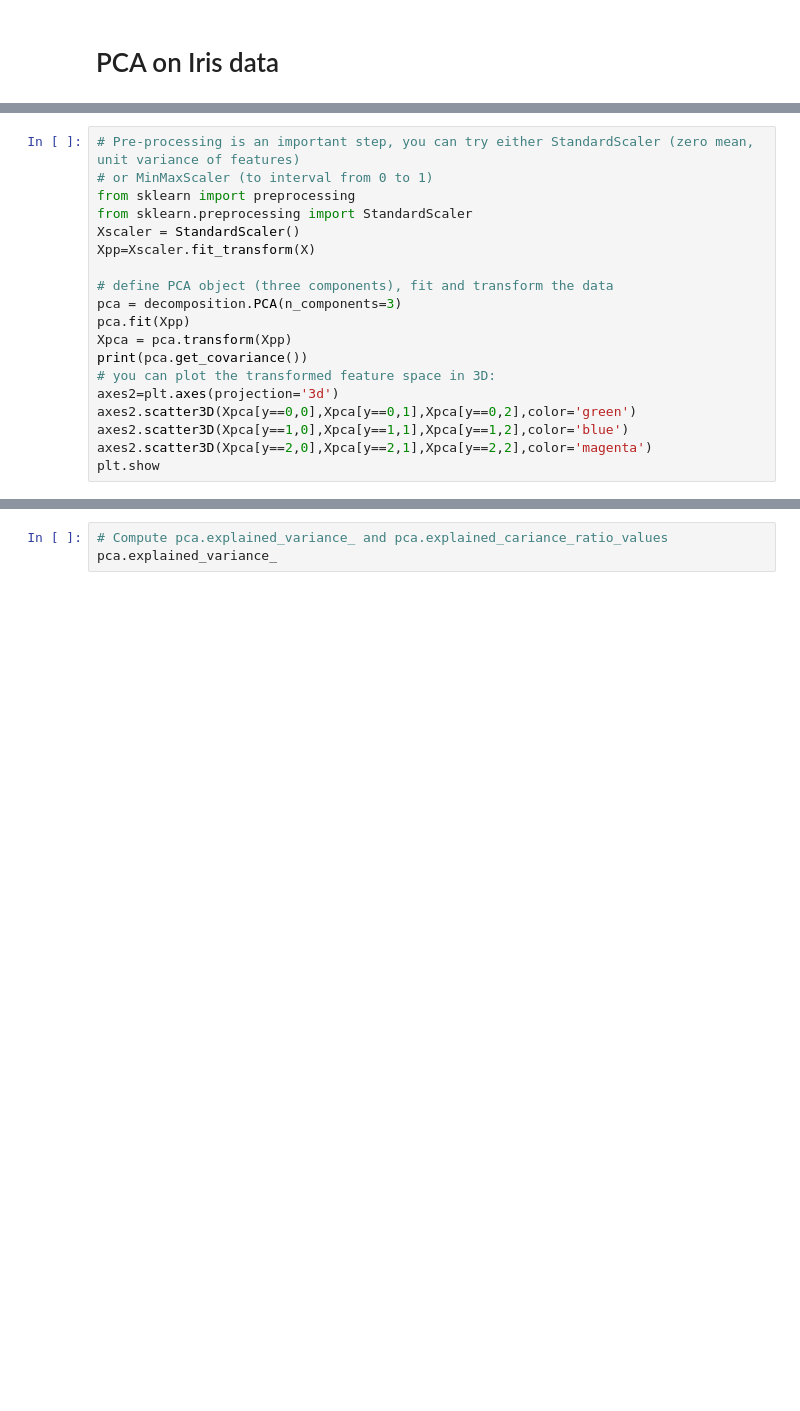
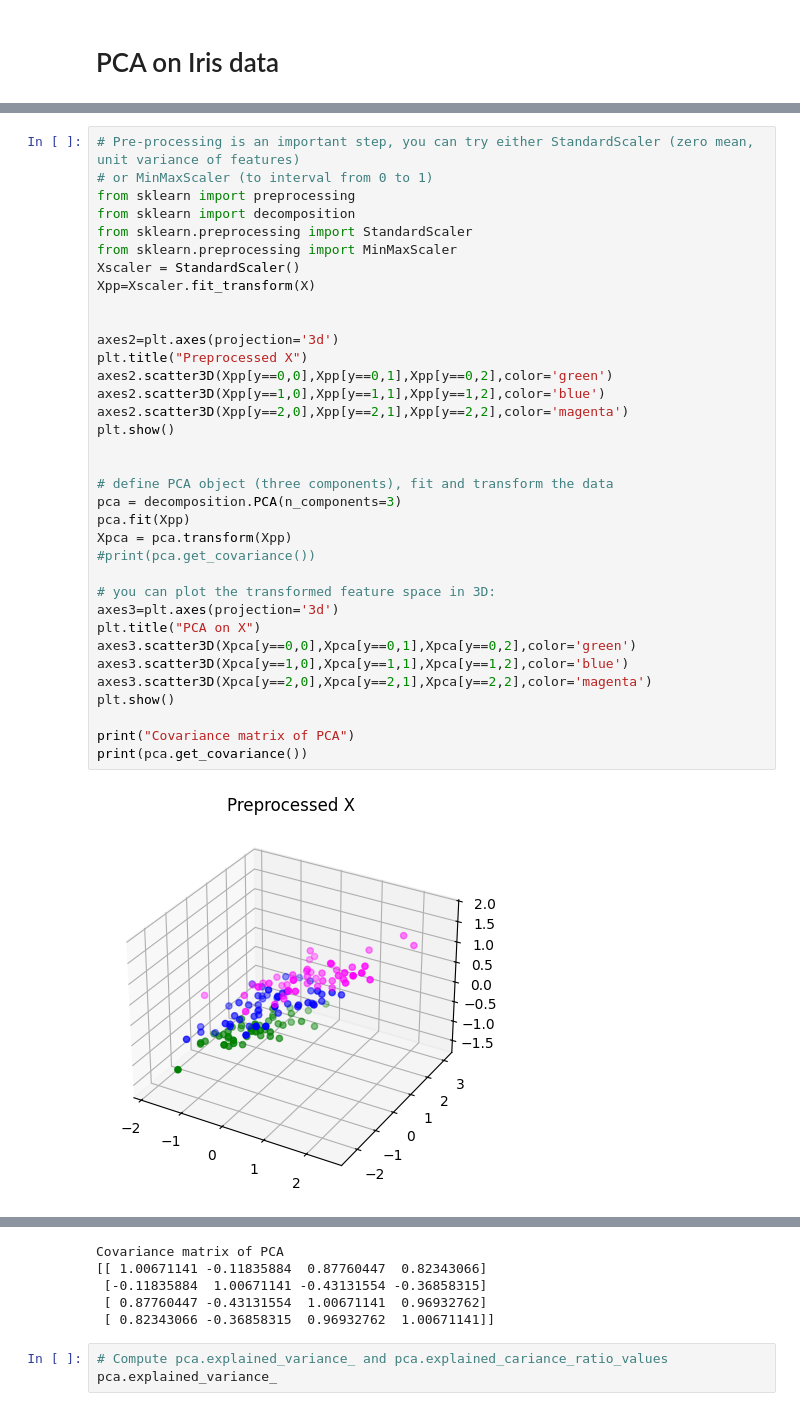
Before and after one commit to JendaSochu/Socha_MLF-Machine-Learning-Fundamentals, a Jupyter notebook: Lab_04/MPA_MLF_PCA_2_students.ipynb, the cells around one changed output, grey strips where cells are left out. Drawn from its saved outputs; the diff is of its cells as text; blank space fills up the shorter version.

```diff
--- a/Lab_04/MPA_MLF_PCA_2_students.ipynb
+++ b/Lab_04/MPA_MLF_PCA_2_students.ipynb
@@ -57,19 +72,37 @@ plt.show
 # %%
 # Pre-processing is an important step, you can try either StandardScaler (zero mean, unit variance of features)
 # or MinMaxScaler (to interval from 0 to 1)
 from sklearn import preprocessing
+from sklearn import decomposition
 from sklearn.preprocessing import StandardScaler
+from sklearn.preprocessing import MinMaxScaler
 Xscaler = StandardScaler()
 Xpp=Xscaler.fit_transform(X)
+
+
+axes2=plt.axes(projection='3d')
+plt.title("Preprocessed X")
+axes2.scatter3D(Xpp[y==0,0],Xpp[y==0,1],Xpp[y==0,2],color='green')
+axes2.scatter3D(Xpp[y==1,0],Xpp[y==1,1],Xpp[y==1,2],color='blue')
+axes2.scatter3D(Xpp[y==2,0],Xpp[y==2,1],Xpp[y==2,2],color='magenta')
+plt.show()
+
 
 # define PCA object (three components), fit and transform the data
 pca = decomposition.PCA(n_components=3)
 pca.fit(Xpp)
 Xpca = pca.transform(Xpp)
+#print(pca.get_covariance())
+
+# you can plot the transformed feature space in 3D:
+axes3=plt.axes(projection='3d')
+plt.title("PCA on X")
+axes3.scatter3D(Xpca[y==0,0],Xpca[y==0,1],Xpca[y==0,2],color='green')
+axes3.scatter3D(Xpca[y==1,0],Xpca[y==1,1],Xpca[y==1,2],color='blue')
+axes3.scatter3D(Xpca[y==2,0],Xpca[y==2,1],Xpca[y==2,2],color='magenta')
+plt.show()
+
+print("Covariance matrix of PCA")
 print(pca.get_covariance())
-# you can plot the transformed feature space in 3D:
-axes2=plt.axes(projection='3d')
-axes2.scatter3D(Xpca[y==0,0],Xpca[y==0,1],Xpca[y==0,2],color='green')
-axes2.scatter3D(Xpca[y==1,0],Xpca[y==1,1],Xpca[y==1,2],color='blue')
-axes2.scatter3D(Xpca[y==2,0],Xpca[y==2,1],Xpca[y==2,2],color='magenta')
-plt.show
+# %% [output]
+[figure, added]
@@ -76,3 +110,8 @@ plt.show
+Covariance matrix of PCA
+[[ 1.00671141 -0.11835884  0.87760447  0.82343066]
+ [-0.11835884  1.00671141 -0.43131554 -0.36858315]
+ [ 0.87760447 -0.43131554  1.00671141  0.96932762]
+ [ 0.82343066 -0.36858315  0.96932762  1.00671141]]
 # %%
 # Compute pca.explained_variance_ and pca.explained_cariance_ratio_values
 pca.explained_variance_
```
Also changed, not shown: parts of 10 cells of this notebook.
